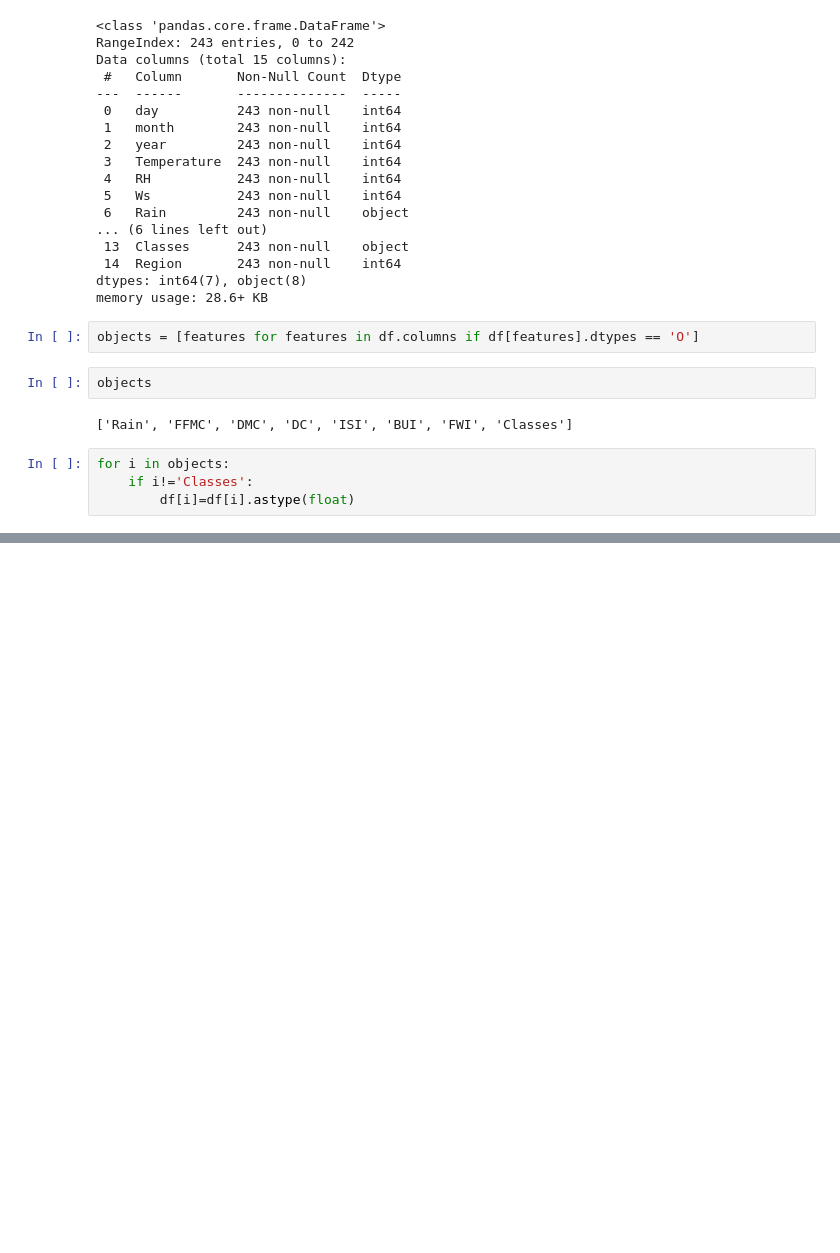
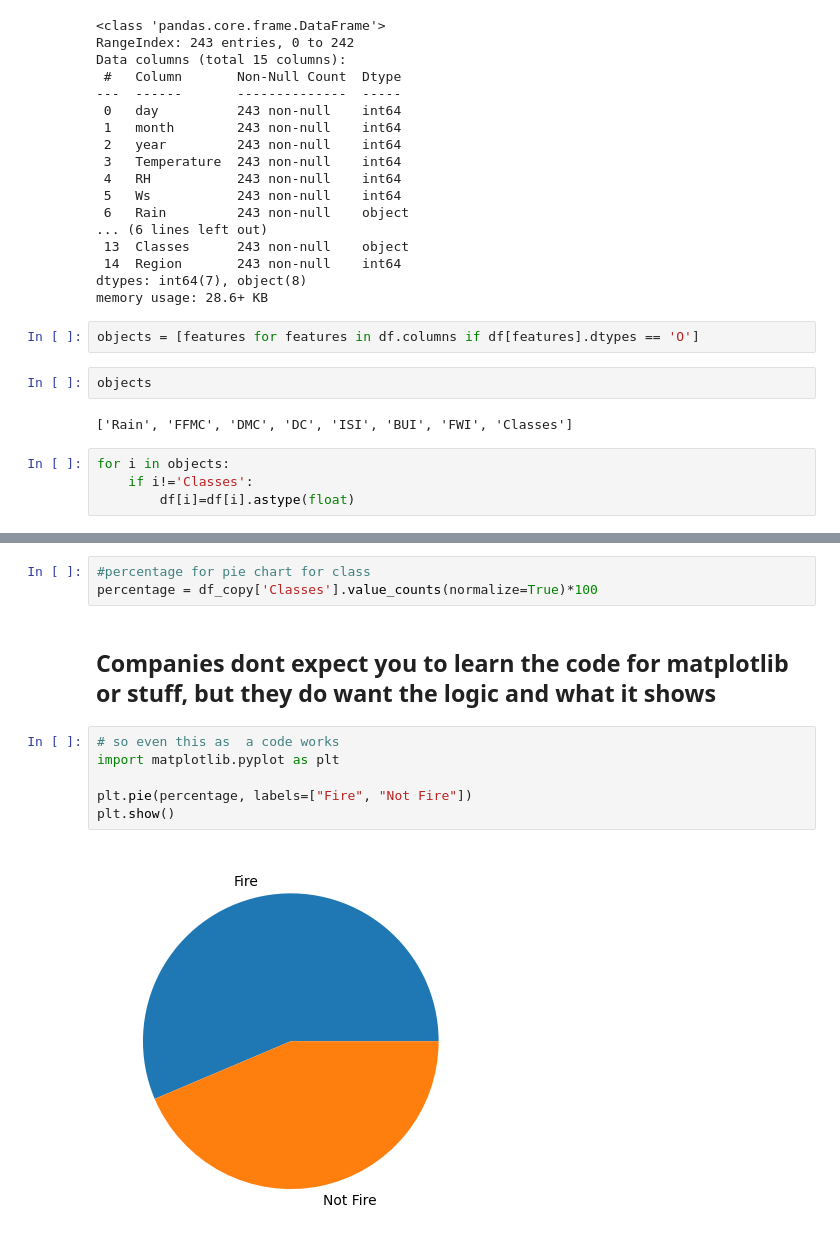
Before and after one commit to r1-yash/DSML, a Jupyter notebook: Notebooks/28-Ridge,Lasso and ElasticNet/159-ForestFires.ipynb, the cells around one changed output, grey strips where cells are left out. Cells and saved outputs as stored; diff of their text form; blank space fills up the shorter version.

```diff
--- a/Notebooks/28-Ridge,Lasso and ElasticNet/159-ForestFires.ipynb
+++ b/Notebooks/28-Ridge,Lasso and ElasticNet/159-ForestFires.ipynb
@@ -241,0 +310,13 @@ df.describe()
+# %%
+#percentage for pie chart for class
+percentage = df_copy['Classes'].value_counts(normalize=True)*100
+# %% [markdown]
+## Companies dont expect you to learn the code for matplotlib or stuff, but they do want the logic and what it shows
+# %%
+# so even this as  a code works
+import matplotlib.pyplot as plt
+
+plt.pie(percentage, labels=["Fire", "Not Fire"])
+plt.show()
+# %% [output]
+[figure, added]
```
Also changed, not shown: parts of 19 cells of this notebook, 1 other file.
